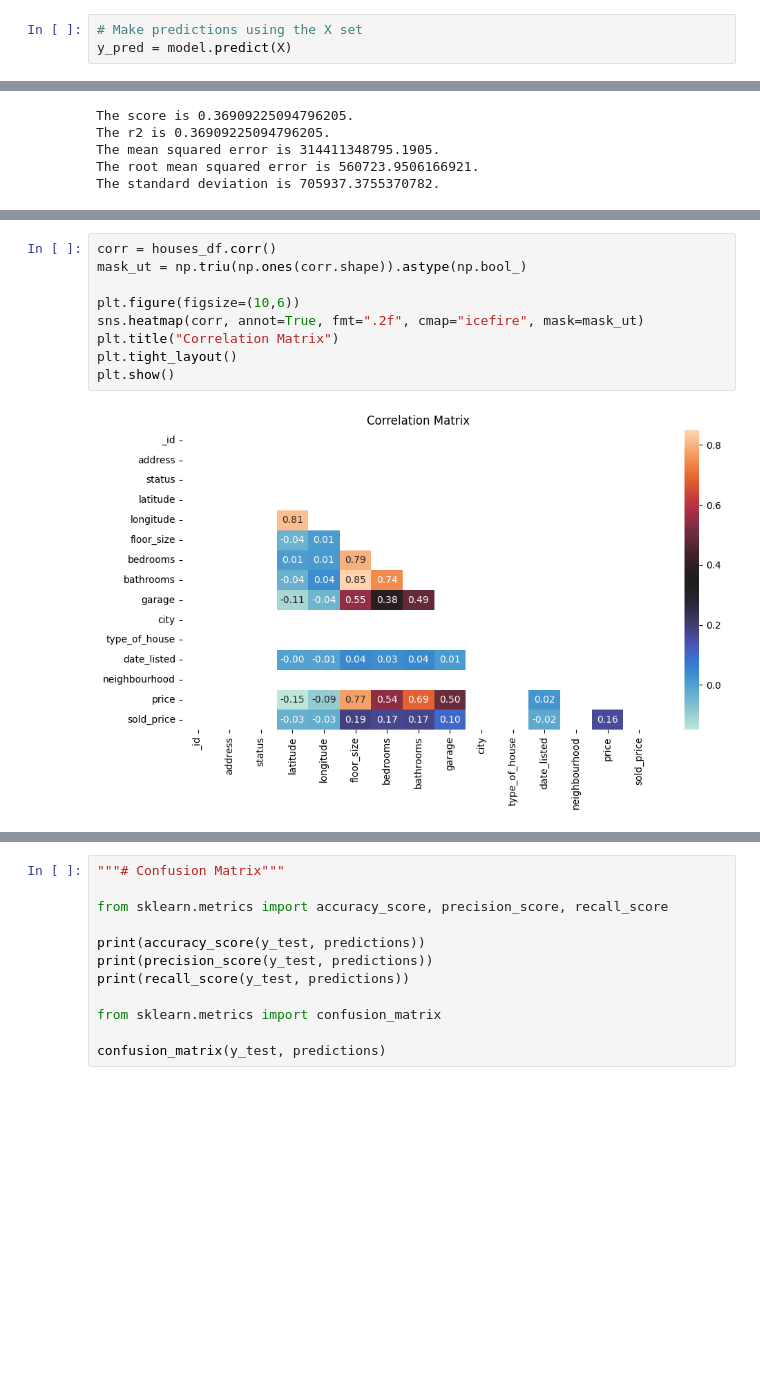
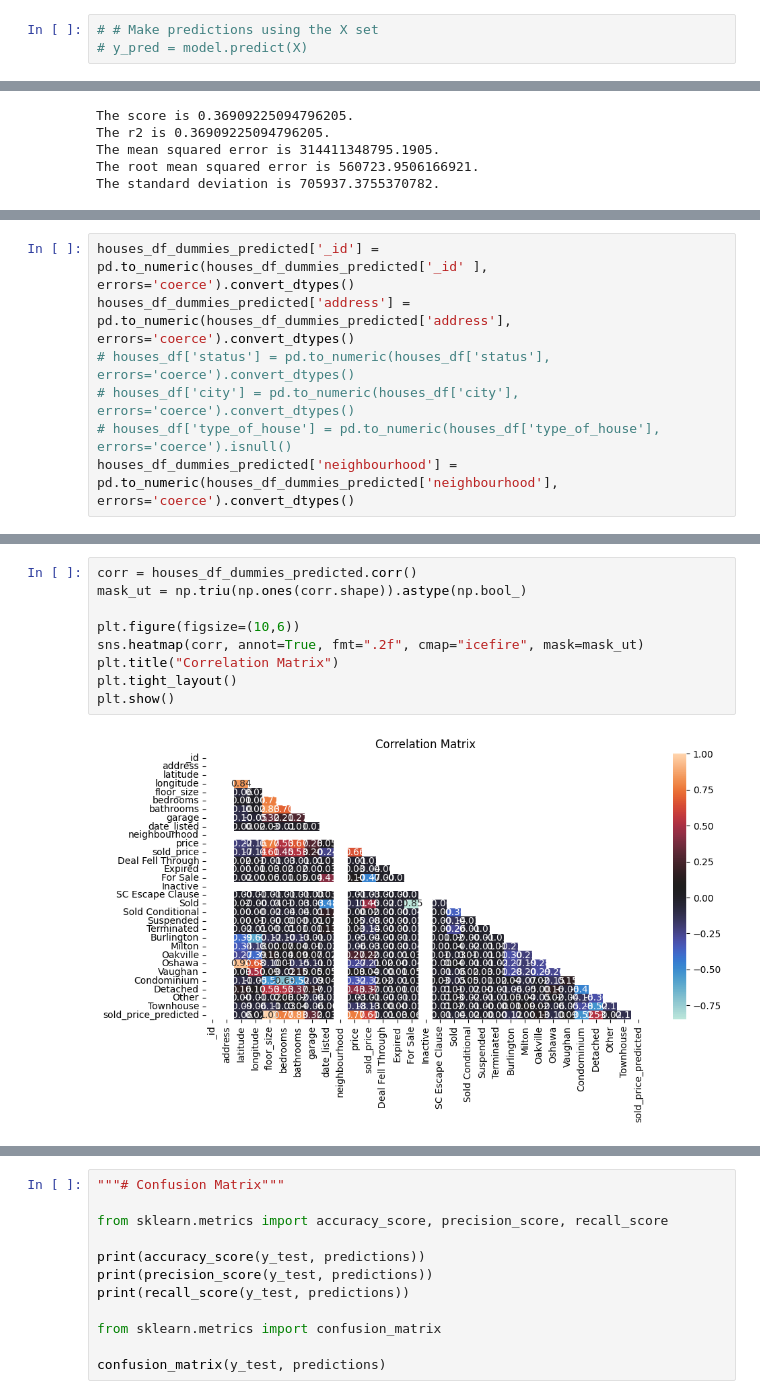
Before and after one commit to MaisieDeGraaf/Housing-Project_Final, a Jupyter notebook: linreg_housing.ipynb, the cells around one changed output, grey strips where cells are left out. Cells and saved outputs as stored; diff of their text form; blank space fills up the shorter version.

```diff
--- a/linreg_housing.ipynb
+++ b/linreg_housing.ipynb
@@ -399,6 +426,6 @@ print(sye)
 # %%
-# Make predictions using the X set
-y_pred = model.predict(X)
+# # Make predictions using the X set
+# y_pred = model.predict(X)
 # %%
 # Create a copy of the original data
 houses_df_dummies_predicted = houses_df_dummies.copy()
@@ -502,2 +545,9 @@ KeyboardInterrupt:
+# %%
+houses_df_dummies_predicted['_id'] = pd.to_numeric(houses_df_dummies_predicted['_id' ], errors='coerce').convert_dtypes()
+houses_df_dummies_predicted['address'] = pd.to_numeric(houses_df_dummies_predicted['address'], errors='coerce').convert_dtypes()
+# houses_df['status'] = pd.to_numeric(houses_df['status'], errors='coerce').convert_dtypes()
+# houses_df['city'] = pd.to_numeric(houses_df['city'], errors='coerce').convert_dtypes()
+# houses_df['type_of_house'] = pd.to_numeric(houses_df['type_of_house'], errors='coerce').isnull()
+houses_df_dummies_predicted['neighbourhood'] = pd.to_numeric(houses_df_dummies_predicted['neighbourhood'], errors='coerce').convert_dtypes()
 # %%
 houses_df_dummies_predicted.corr()
@@ -575,11 +572,11 @@ houses_df.corr()
 # %%
-corr = houses_df.corr()
+corr = houses_df_dummies_predicted.corr()
 mask_ut = np.triu(np.ones(corr.shape)).astype(np.bool_)
 
 plt.figure(figsize=(10,6))
 sns.heatmap(corr, annot=True, fmt=".2f", cmap="icefire", mask=mask_ut)
 plt.title("Correlation Matrix")
 plt.tight_layout()
 plt.show()
 # %% [output]
-[figure, old version]
+[figure, new version]
```
Also changed, not shown: parts of 25 cells of this notebook.
